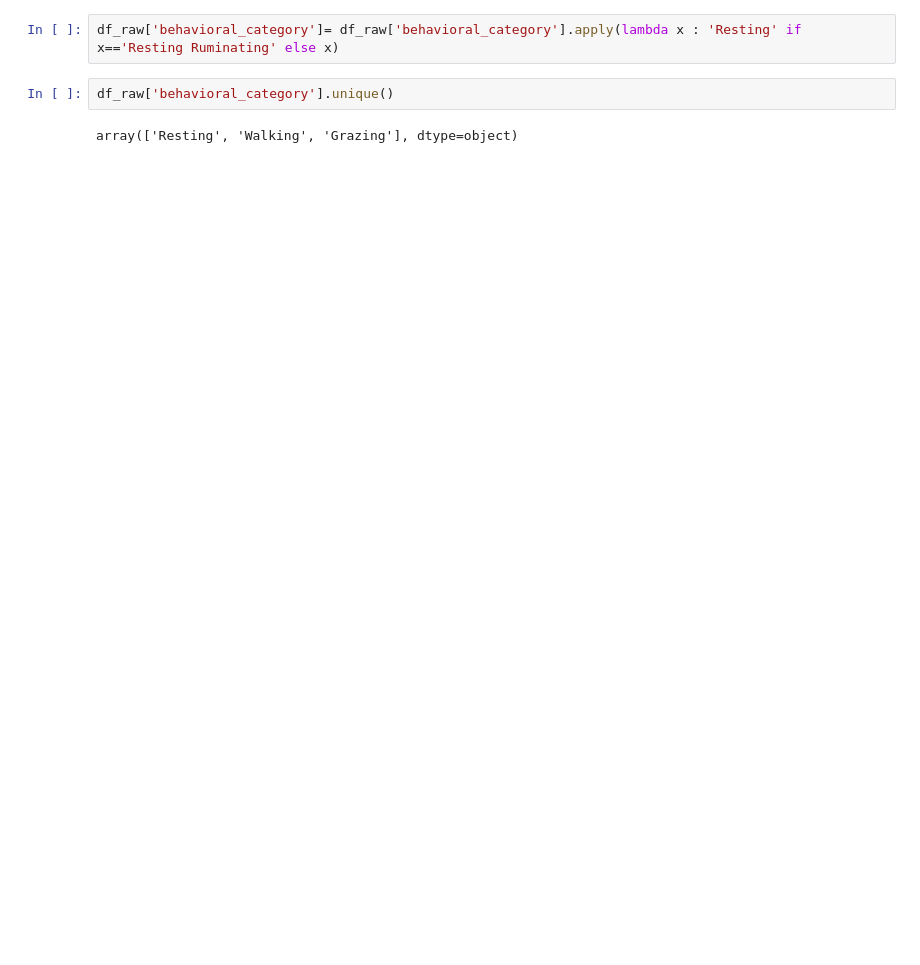
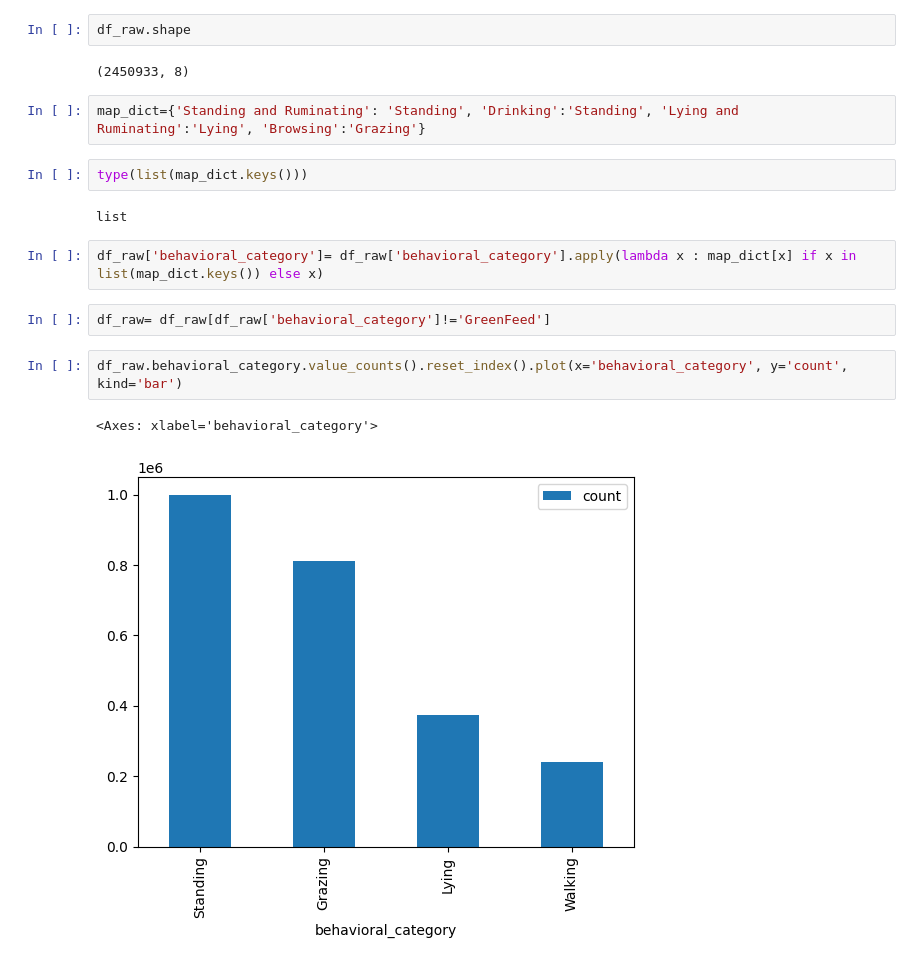
Before and after one commit to rajeshneupane7/accelrometer_codes, a Jupyter notebook: processing_ts_1_26.ipynb, the cells around one changed output. Saved outputs shown, nothing was run; the diff lists cells and outputs as text; blank space fills up the shorter version.

```diff
--- a/processing_ts_1_26.ipynb
+++ b/processing_ts_1_26.ipynb
@@ -25,9 +31,22 @@ if os.path.exists(main_path):
+# %%
+df_raw.shape
+# %% [output]
+(2450933, 8)
+# %%
+map_dict={'Standing and Ruminating': 'Standing', 'Drinking':'Standing', 'Lying and Ruminating':'Lying', 'Browsing':'Grazing'}
+# %%
+type(list(map_dict.keys()))
+# %% [output]
+list
 # %%
-df_raw['behavioral_category']= df_raw['behavioral_category'].apply(lambda x : 'Resting' if x=='Resting Ruminating' else x)
+df_raw['behavioral_category']= df_raw['behavioral_category'].apply(lambda x : map_dict[x] if x in list(map_dict.keys()) else x)
 # %%
-df_raw['behavioral_category'].unique()
+df_raw= df_raw[df_raw['behavioral_category']!='GreenFeed']
-# %% [output]
-array(['Resting', 'Walking', 'Grazing'], dtype=object)
+# %%
+df_raw.behavioral_category.value_counts().reset_index().plot(x='behavioral_category', y='count', kind='bar')
+# %% [output]
+<Axes: xlabel='behavioral_category'>
+[figure, added]
 # %%
 # =====================================================
 # IMPORTS
```
Also changed, not shown: parts of 7 cells of this notebook, 4 other files.
